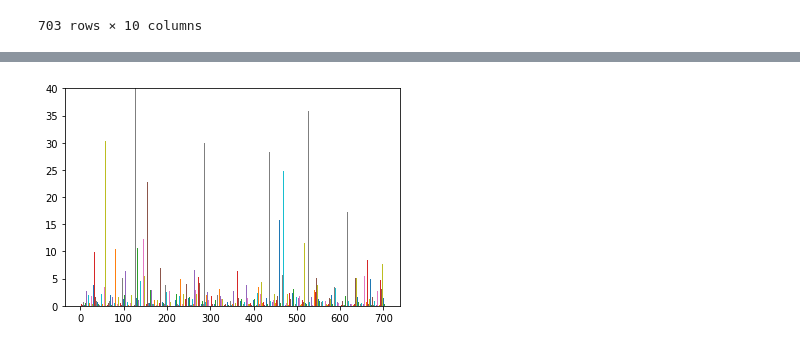
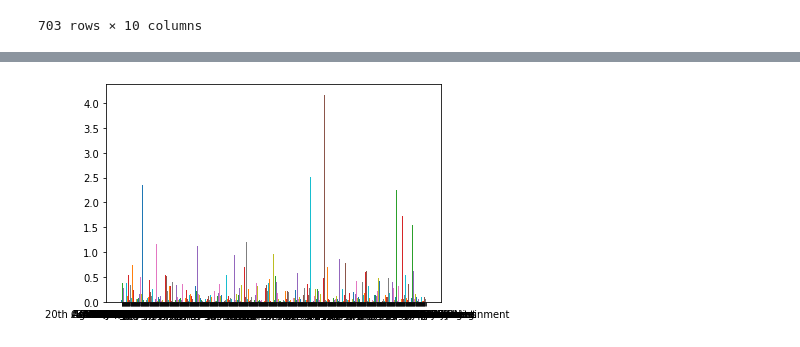
Before and after one commit to KyungRyeolBaek/study, a Jupyter notebook: ai03_백경렬_Section1_Project.ipynb, the cells around one changed output, grey strips where cells are left out. Cells and saved outputs as stored; diff of their text form; code cells hidden in the pictures.

```diff
--- a/ai03_백경렬_Section1_Project.ipynb
+++ b/ai03_백경렬_Section1_Project.ipynb
@@ -442,6 +443,5 @@ TypeError: ignored
 # %%
-plt.ylim(top = 40)
-for i in range(len(df.groupby('Publisher').get_group('Nintendo').reset_index()['total_sales'])):
-  plt.bar(x = i, height = df.groupby('Publisher').get_group('Nintendo').reset_index()['total_sales'][i])
+for i, j in df.groupby('Publisher'):
+  plt.bar(x = i, height = j.total_sales.mean())
 # %% [output]
-[figure, old version]
+[figure, new version]
```
Also changed, not shown: parts of 19 cells of this notebook.
